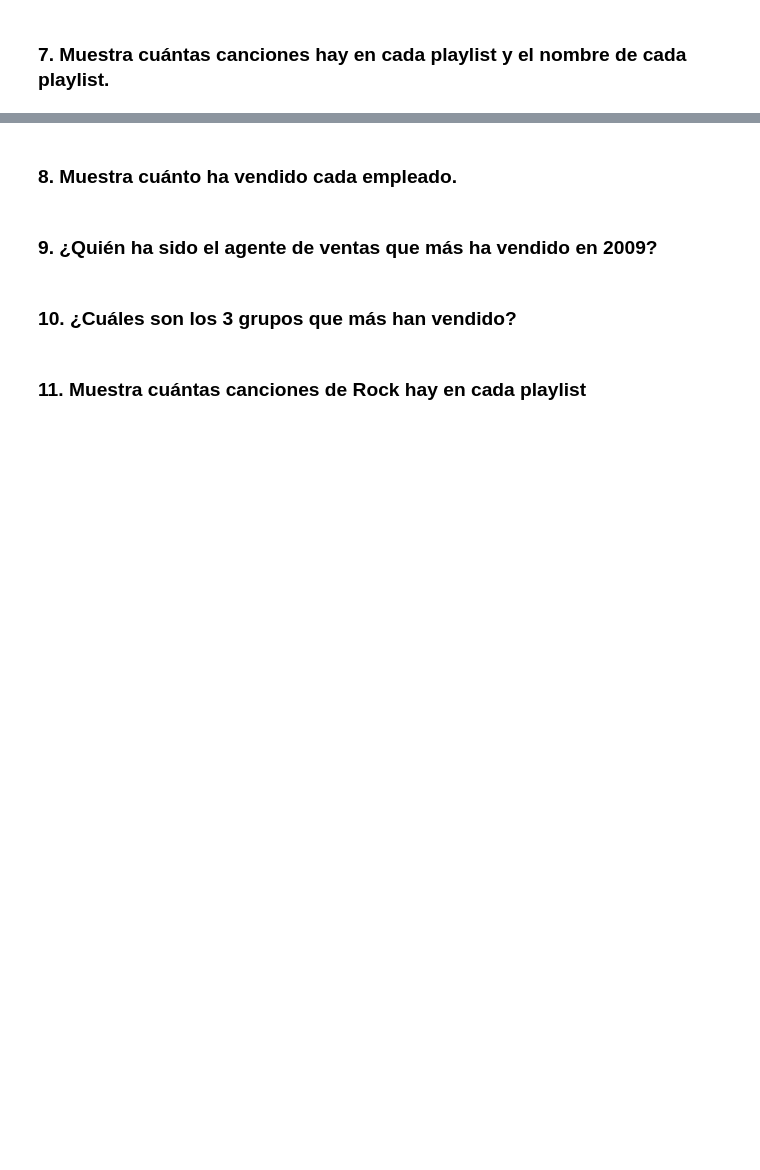
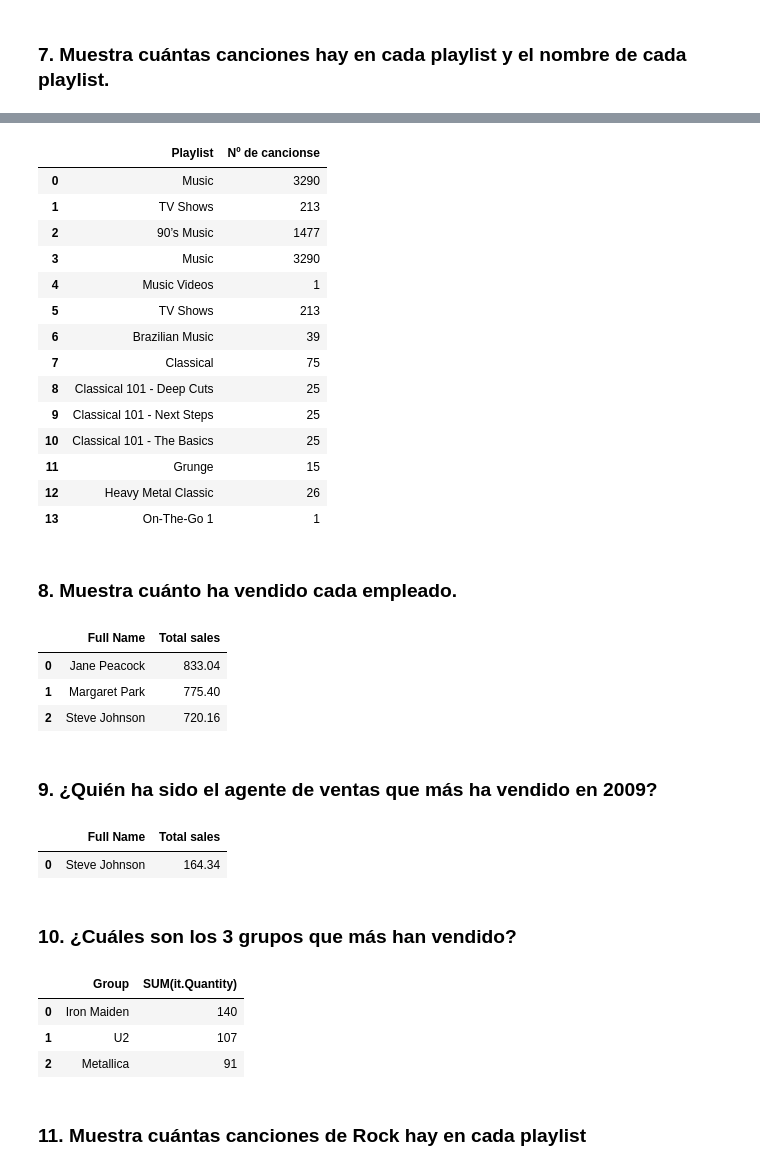
Before and after one commit to Jasc94/thebridge, a Jupyter notebook: week5_EDA_scraping_eda_summary/day1_SQL_I/Material Alumnos/SQL en Python_chinook.ipynb, the cells around one changed output, grey strips where cells are left out. Saved outputs shown, nothing was run; the diff lists cells and outputs as text; code cells hidden in the pictures; blank space fills up the shorter version.

```diff
--- a/week5_EDA_scraping_eda_summary/day1_SQL_I/Material Alumnos/SQL en Python_chinook.ipynb
+++ b/week5_EDA_scraping_eda_summary/day1_SQL_I/Material Alumnos/SQL en Python_chinook.ipynb
@@ -426,8 +449,82 @@ pd.read_sql_query(query_6, connection)
+# %%
+# CORRECIÓN
+
+# Hay Playlists que se repiten, pero tienen diferente PlaylistId
+# Siempre que vayamos a contar elemento, siempre es mejor hacerlo por el Id
+query_7_corr = """
+SELECT pl.Name as "Playlist", COUNT(pl.PlaylistId) as 'Nº de cancionse'
+FROM playlists pl
+JOIN playlist_track pt ON pt.PlaylistId = pl.PlaylistId
+GROUP BY pl.PlaylistId
+"""
+
+pd.read_sql_query(query_7_corr, connection)
+# %% [output]
+|  | Playlist | Nº de cancionse |
+| 0 | Music | 3290 |
+| 1 | TV Shows | 213 |
+| 2 | 90’s Music | 1477 |
+| 3 | Music | 3290 |
+| 4 | Music Videos | 1 |
+| 5 | TV Shows | 213 |
+| 6 | Brazilian Music | 39 |
+| 7 | Classical | 75 |
+| 8 | Classical 101 - Deep Cuts | 25 |
+| 9 | Classical 101 - Next Steps | 25 |
+| 10 | Classical 101 - The Basics | 25 |
+| 11 | Grunge | 15 |
+| 12 | Heavy Metal Classic | 26 |
+| 13 | On-The-Go 1 | 1 |
 # %% [markdown]
 ### 8.	Muestra cuánto ha vendido cada empleado.
+# %%
+query_8 = """
+SELECT e.FirstName ||' '|| e.LastName as 'Full Name', SUM(i.Total) as 'Total sales'
+FROM employees e
+JOIN customers c, invoices i ON e.EmployeeId = c.SupportRepId AND c.CustomerId = i.CustomerId
+GROUP BY e.EmployeeId
+"""
+
+pd.read_sql_query(query_8, connection)
+# %% [output]
+|  | Full Name | Total sales |
+| 0 | Jane Peacock | 833.04 |
+| 1 | Margaret Park | 775.40 |
+| 2 | Steve Johnson | 720.16 |
 # %% [markdown]
 ### 9.	¿Quién ha sido el agente de ventas que más ha vendido en 2009?
+# %%
+query_9 = """
+SELECT e.FirstName ||' '|| e.LastName as 'Full Name', SUM(i.Total) as 'Total sales'
+FROM employees e
+JOIN customers c, invoices i ON e.EmployeeId = c.SupportRepId AND c.CustomerId = i.CustomerId
+WHERE i.Invoicedate LIKE '2009%'
+GROUP BY e.EmployeeId
+ORDER BY SUM(i.Total) DESC
+LIMIT 1
+"""
+
+pd.read_sql_query(query_9, connection)
+# %% [output]
+|  | Full Name | Total sales |
+| 0 | Steve Johnson | 164.34 |
 # %% [markdown]
 ### 10.	¿Cuáles son los 3 grupos que más han vendido?
+# %%
+query_10 = """
+SELECT a.Name as 'Group', SUM(it.Quantity)
+FROM Invoice_items it
+JOIN tracks t, albums al, artists a ON it.TrackId = t.TrackId AND t.AlbumId = al.AlbumId AND al.ArtistId = a.ArtistId
+GROUP BY a.ArtistId
+ORDER BY SUM(it.Quantity) DESC
+LIMIT 3
+"""
+
+pd.read_sql_query(query_10, connection)
+# %% [output]
+|  | Group | SUM(it.Quantity) |
+| 0 | Iron Maiden | 140 |
+| 1 | U2 | 107 |
+| 2 | Metallica | 91 |
 # %% [markdown]
 ### 11. Muestra cuántas canciones de Rock hay en cada playlist
```
Also changed, not shown: parts of 4 cells of this notebook, 7 other files.
